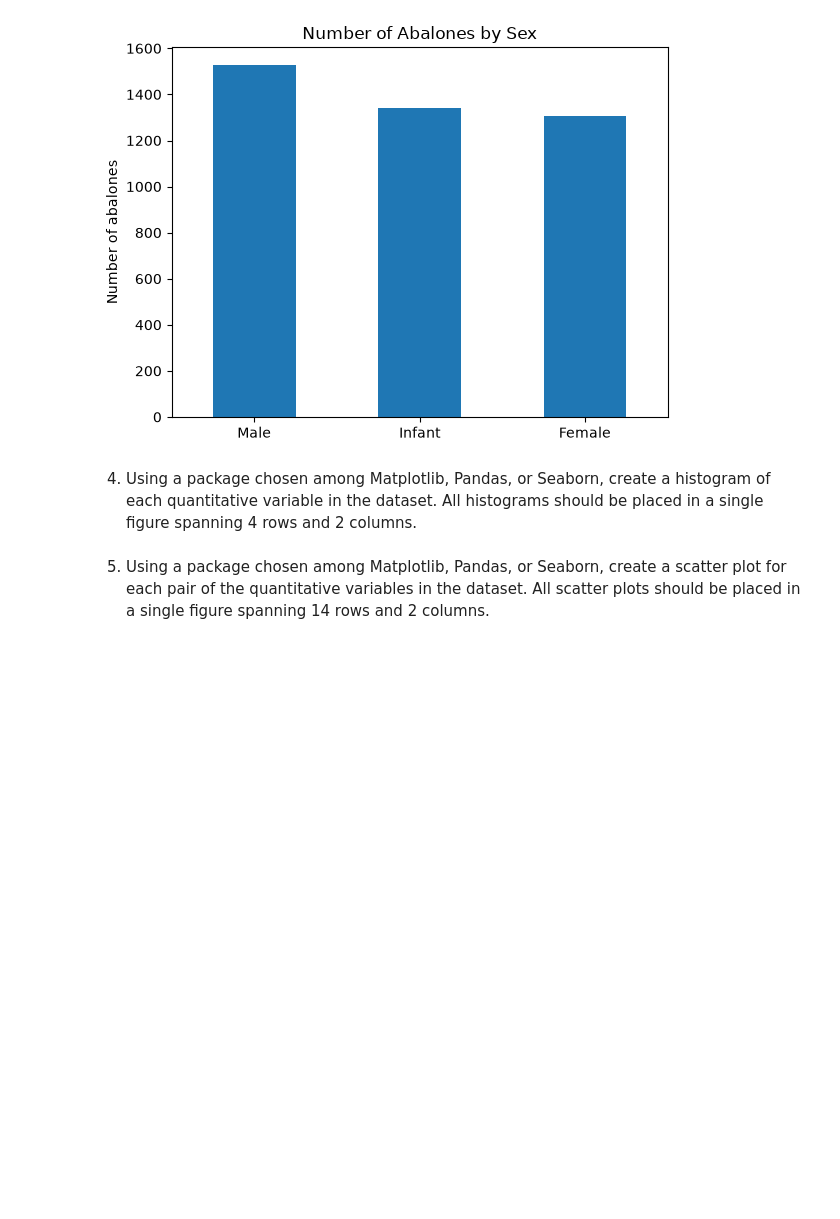
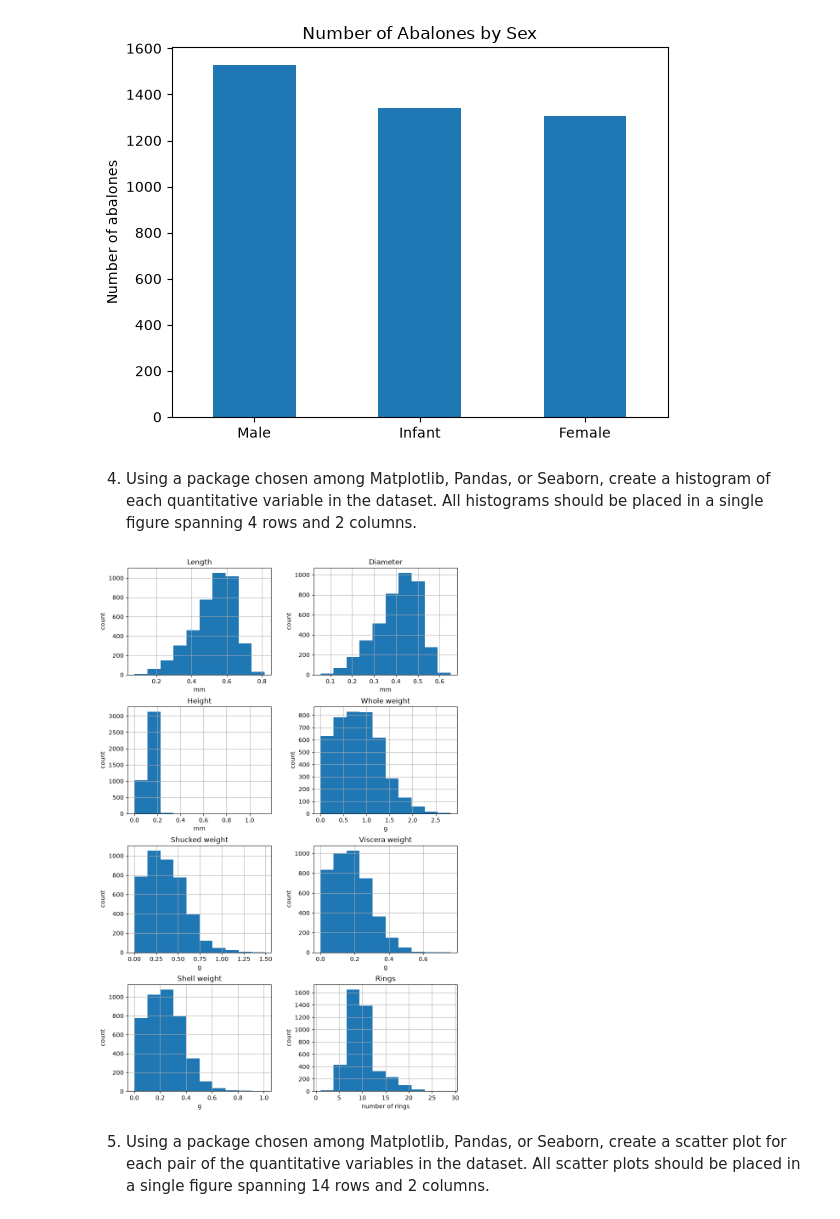
Before and after one commit to vsliednyk/Programming-in-Python, a Jupyter notebook: Assignment 1/assignment_1.ipynb, the cells around one changed output. Cells and saved outputs as stored; diff of their text form; code cells hidden in the pictures; blank space fills up the shorter version.

Commit message:
Add quantitative variable histograms

```diff
--- a/Assignment 1/assignment_1.ipynb
+++ b/Assignment 1/assignment_1.ipynb
@@ -37,7 +38,7 @@ units for quantitative variables:
 - Rings: number of rings
 # %%
 units = [
-    "mm", "mm", "mm", "g", "g", "g", "g", "rings"
+    "mm", "mm", "mm", "g", "g", "g", "g", "number of rings"
 ]
 # %%
 data = pd.read_csv("Assignment 1 Dataset-20261026/data.csv",
@@ -200,6 +201,14 @@ sex_distribution["count"].plot(kind="bar", title="Number of Abalones by Sex", yl
 [figure]
 # %% [markdown]
 4. Using a package chosen among Matplotlib, Pandas, or Seaborn, create a histogram of each quantitative variable in the dataset. All histograms should be placed in a single figure spanning 4 rows and 2 columns.
+# %%
+quantitative_histograms = data_without_sex.hist(layout=(4, 2), figsize=(10,16))
+
+for histogram, unit in zip(quantitative_histograms.flat, units):
+    histogram.set_xlabel(unit)
+    histogram.set_ylabel("count")
+# %% [output]
+[figure, added]
 # %% [markdown]
 5. Using a package chosen among Matplotlib, Pandas, or Seaborn, create a scatter plot for each pair of the quantitative variables in the dataset. All scatter plots should be placed in a single figure spanning 14 rows and 2 columns.
 # %% [markdown]
```
Also changed, not shown: parts of 2 cells of this notebook.
